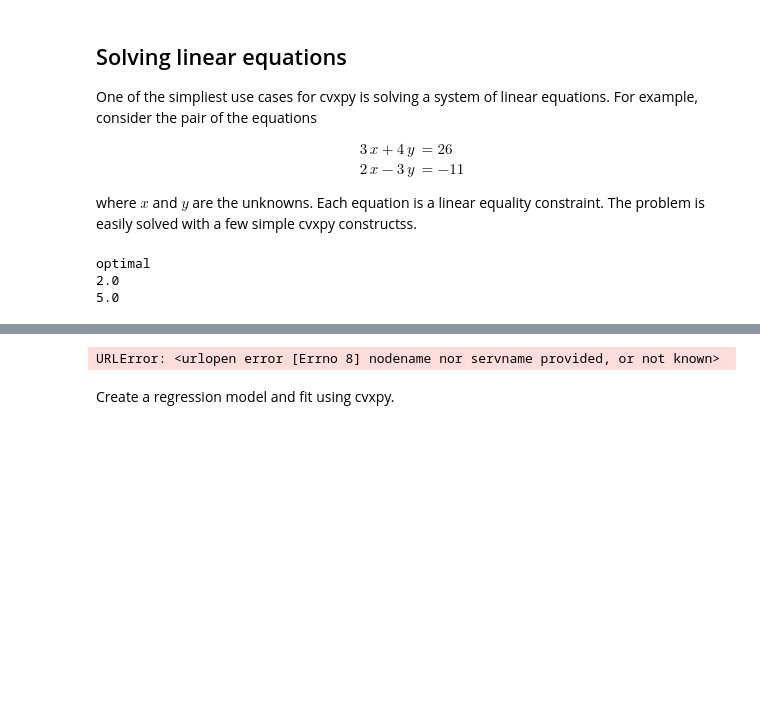
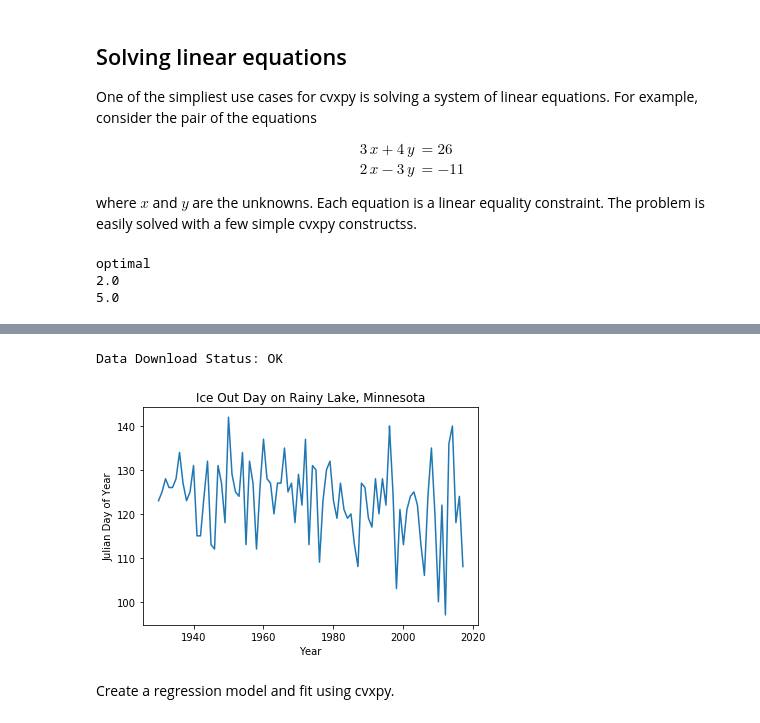
Before and after one commit to jckantor/CBE40455, a Jupyter notebook: notebooks/Getting Started with CVXPY.ipynb, the cells around one changed output, grey strips where cells are left out. Cells and saved outputs as stored; diff of their text form; code cells hidden in the pictures; blank space fills up the shorter version.

```diff
--- a/notebooks/Getting Started with CVXPY.ipynb
+++ b/notebooks/Getting Started with CVXPY.ipynb
@@ -52,36 +66,37 @@ Get the historical record of ice out dates on Rainy Lake, Minnesota.
 # %%
 %matplotlib inline
 
 import matplotlib.pyplot as plt
 import numpy as np
 
-import urllib2
+from urllib.request import urlopen
 import json
 from dateutil.parser import parse
 import datetime
 
 # Lake ID for Rainy Lake
 lakeid = '69069400'
 
 # Get Ice-out Data
 url = 'http://www.dnr.state.mn.us/services/climatology/ice_out_by_lake.html?id='+lakeid
-response = urllib2.urlopen(url)
-data = json.load(response)
-print 'Data Download Status: ' + data['status']
+response = urlopen(url).read().decode('utf8')
+data = json.loads(response)
+print('Data Download Status: ' + data['status'])
 
 # Calculate ice out 'day of year' for each date
 dates = [parse(d['date']) for d in data['result']['values']]
 
 year = np.array([d.year for d in dates])
 iceout = np.array([1 + datetime.date.toordinal(d) - datetime.date(d.year,1,1).toordinal()
                 for d in dates ])
 
 plt.plot(year, iceout)
 plt.title('Ice Out Day on Rainy Lake, Minnesota')
-plt.ylabel('Day of Year')
+plt.ylabel('Julian Day of Year')
 plt.xlabel('Year');
 # %% [output]
-URLError: <urlopen error [Errno 8] nodename nor servname provided, or not known>
+Data Download Status: OK
+[figure, added]
 # %% [markdown]
 Create a regression model and fit using cvxpy.
 # %%
```
Also changed, not shown: parts of 14 cells of this notebook.
